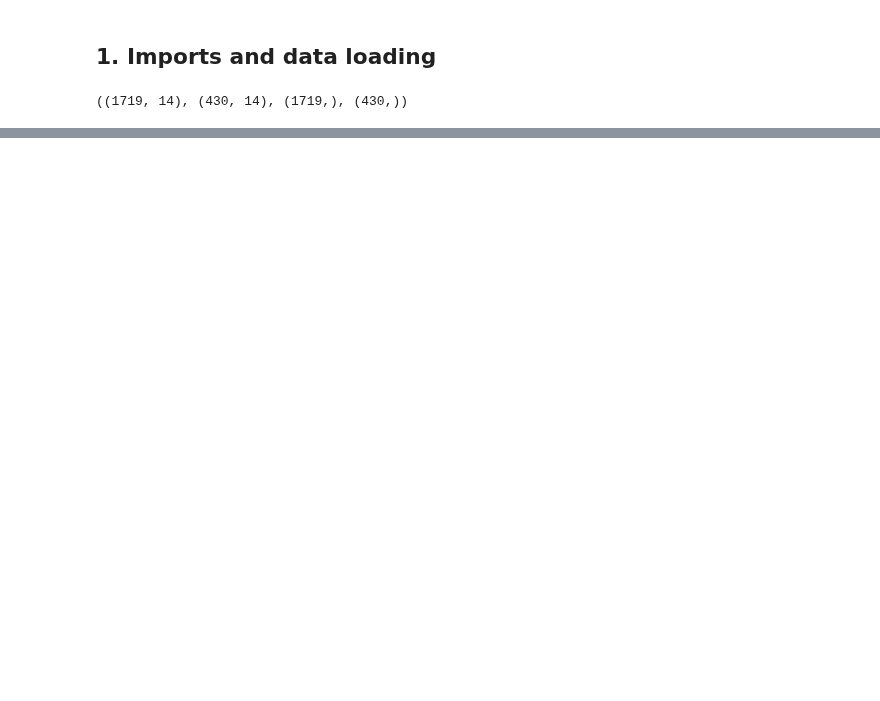
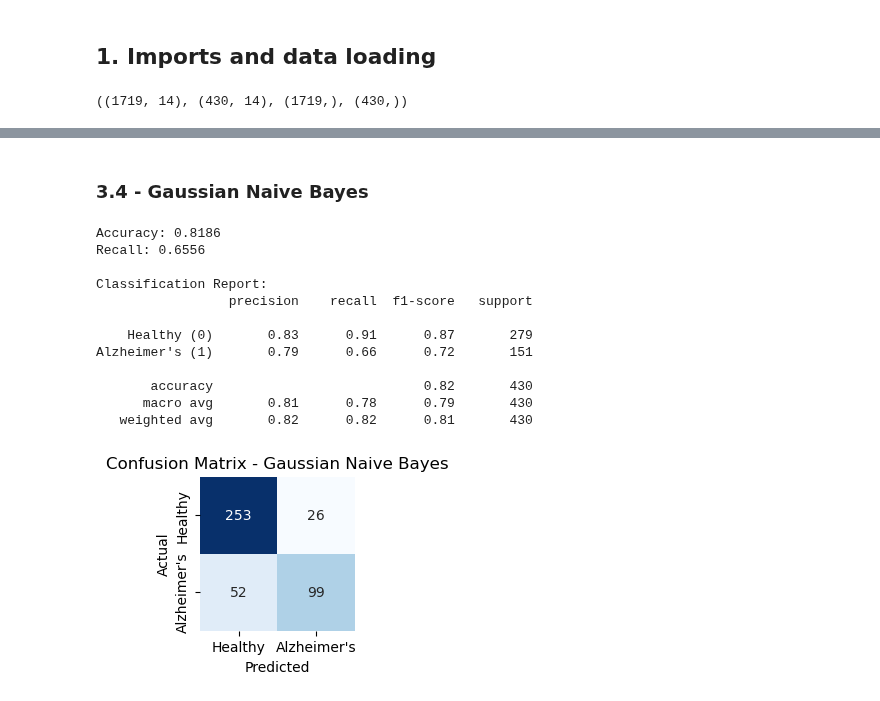
Before and after one commit to treite/classificationGroupwork, a Jupyter notebook: projectPart2.ipynb, the cells around one changed output, grey strips where cells are left out. Cells and saved outputs as stored; diff of their text form; code cells hidden in the pictures; blank space fills up the shorter version.

```diff
--- a/projectPart2.ipynb
+++ b/projectPart2.ipynb
@@ -38,0 +222,39 @@ The dataset contains data from __2149__ patients, and has a total of __35__ data
+# %% [markdown]
+### 3.4 - Gaussian Naive Bayes
+# %%
+gnb = GaussianNB()
+gnb.fit(X_train, y_train)
+y_pred_gnb = gnb.predict(X_test)
+
+accuracy = accuracy_score(y_test, y_pred_gnb)
+recall = recall_score(y_test, y_pred_gnb)
+cm = confusion_matrix(y_test, y_pred_gnb)
+report = classification_report(y_test, y_pred_gnb, target_names=["Healthy (0)", "Alzheimer's (1)"])
+
+print(f"Accuracy: {accuracy:.4f}")
+print(f"Recall: {recall:.4f}")
+print("\nClassification Report:")
+print(report)
+
+plt.figure(figsize=(2, 2))
+sns.heatmap(cm, annot=True, fmt='d', cmap='Blues', cbar=False,
+            xticklabels=["Healthy", "Alzheimer's"],
+            yticklabels=["Healthy", "Alzheimer's"])
+plt.xlabel('Predicted')
+plt.ylabel('Actual')
+plt.title("Confusion Matrix - Gaussian Naive Bayes")
+plt.show()
+# %% [output]
+Accuracy: 0.8186
+Recall: 0.6556
+
+Classification Report:
+                 precision    recall  f1-score   support
+
+    Healthy (0)       0.83      0.91      0.87       279
+Alzheimer's (1)       0.79      0.66      0.72       151
+
+       accuracy                           0.82       430
+      macro avg       0.81      0.78      0.79       430
+   weighted avg       0.82      0.82      0.81       430
+[figure, added]
```
Also changed, not shown: parts of 23 cells of this notebook, 1 other file.
